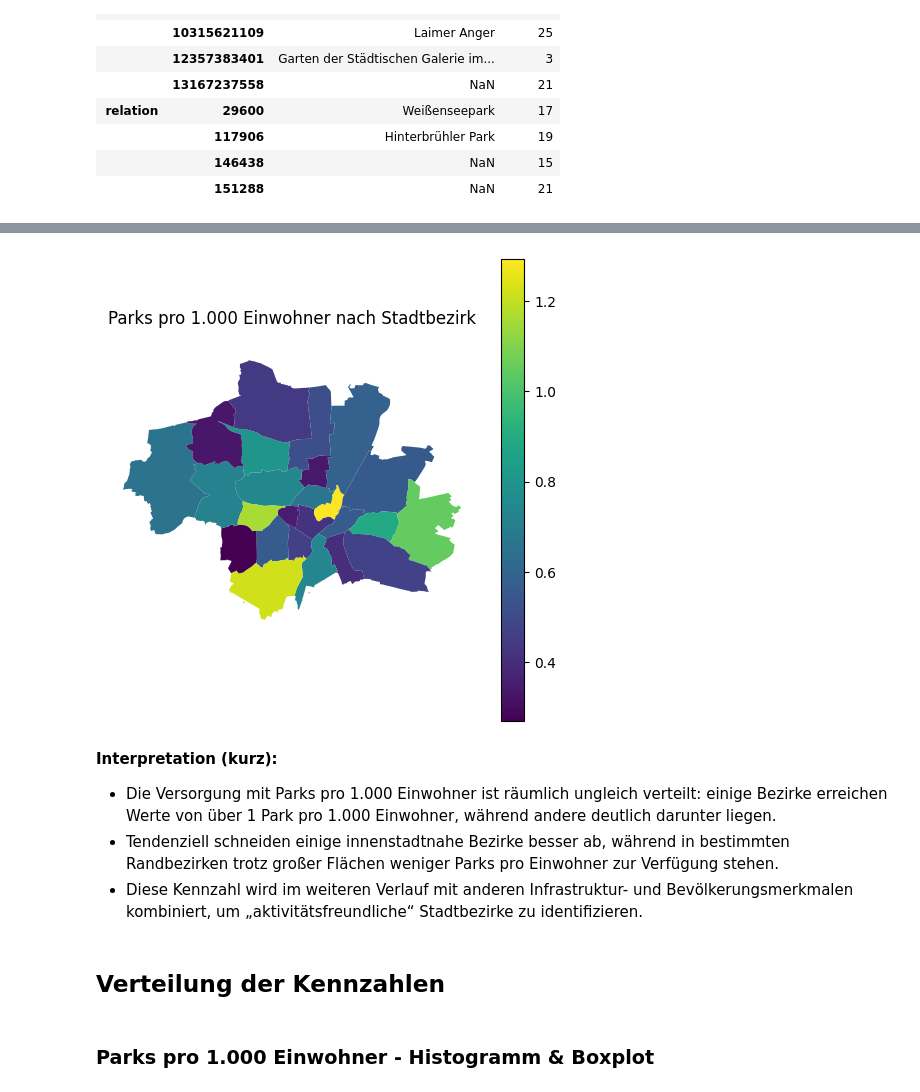
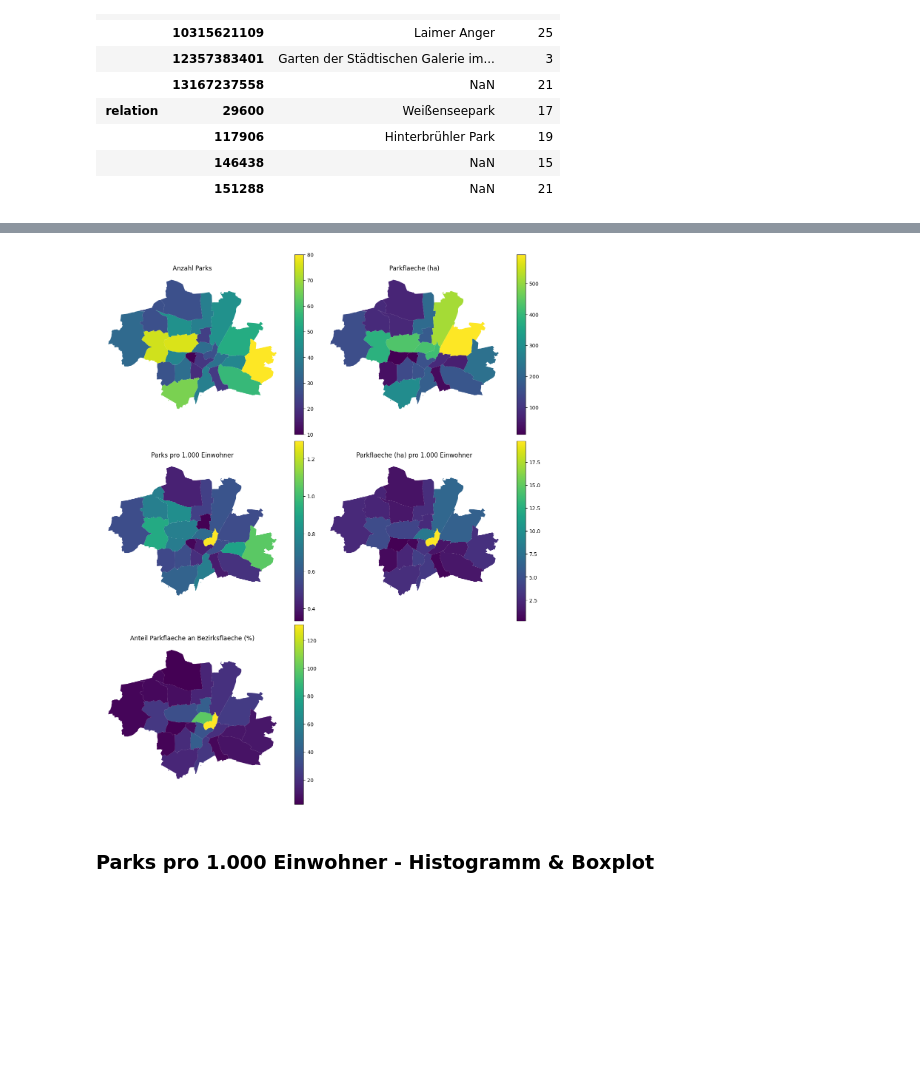
Before and after one commit to Lucas103003/active-city-project, a Jupyter notebook: notebooks/02_osm_parks_muc.ipynb, the cells around one changed output, grey strips where cells are left out. Saved outputs shown, nothing was run; the diff lists cells and outputs as text; code cells hidden in the pictures; blank space fills up the shorter version.

```diff
--- a/notebooks/02_osm_parks_muc.ipynb
+++ b/notebooks/02_osm_parks_muc.ipynb
@@ -186,24 +181,35 @@ in den jeweiligen Stadtbezirken vorhanden sind.
 # %%
-gdf_active.plot(column="parks_pro_1000_einw", legend=True, figsize=(6, 6))
-plt.title("Parks pro 1.000 Einwohner nach Stadtbezirk")
-plt.axis("off")
-plt.show()
+# Choroplethenkarten fuer alle zentralen Park-Kennzahlen
+park_map_cols = [
+    ("parks_count", "Anzahl Parks"),
+    ("parks_area_ha", "Parkflaeche (ha)"),
+    ("parks_pro_1000_einw", "Parks pro 1.000 Einwohner"),
+    ("parks_area_ha_pro_1000_einw", "Parkflaeche (ha) pro 1.000 Einwohner"),
+    ("parks_area_anteil_prozent", "Anteil Parkflaeche an Bezirksflaeche (%)"),
+]
+
+available = [(col, title) for col, title in park_map_cols if col in gdf_active.columns]
+
+n = len(available)
+if n == 0:
+    print("Keine Park-Kennzahlen fuer Karten gefunden.")
+else:
+    ncols = 2
+    nrows = (n + ncols - 1) // ncols
+    fig, axes = plt.subplots(nrows, ncols, figsize=(12, 5 * nrows), constrained_layout=True)
+    axes = axes.ravel() if hasattr(axes, "ravel") else [axes]
+
+    for ax, (col, title) in zip(axes, available):
+        gdf_active.plot(column=col, legend=True, ax=ax)
+        ax.set_title(title)
+        ax.axis("off")
+
+    for ax in axes[len(available):]:
+        ax.axis("off")
+
+    plt.show()
 # %% [output]
-[figure, old version]
+[figure, new version]
-# %% [markdown]
-**Interpretation (kurz):**
-
-- Die Versorgung mit Parks pro 1.000 Einwohner ist räumlich ungleich verteilt:
-  einige Bezirke erreichen Werte von über 1 Park pro 1.000 Einwohner, während
-  andere deutlich darunter liegen.
-- Tendenziell schneiden einige innenstadtnahe Bezirke besser ab, während in
-  bestimmten Randbezirken trotz großer Flächen weniger Parks pro Einwohner
-  zur Verfügung stehen.
-- Diese Kennzahl wird im weiteren Verlauf mit anderen Infrastruktur- und
-  Bevölkerungsmerkmalen kombiniert, um „aktivitätsfreundliche“ Stadtbezirke
-  zu identifizieren.
-# %% [markdown]
-## Verteilung der Kennzahlen
 # %% [markdown]
 ### Parks pro 1.000 Einwohner - Histogramm & Boxplot
 # %%
```
Also changed, not shown: parts of 27 cells of this notebook.
